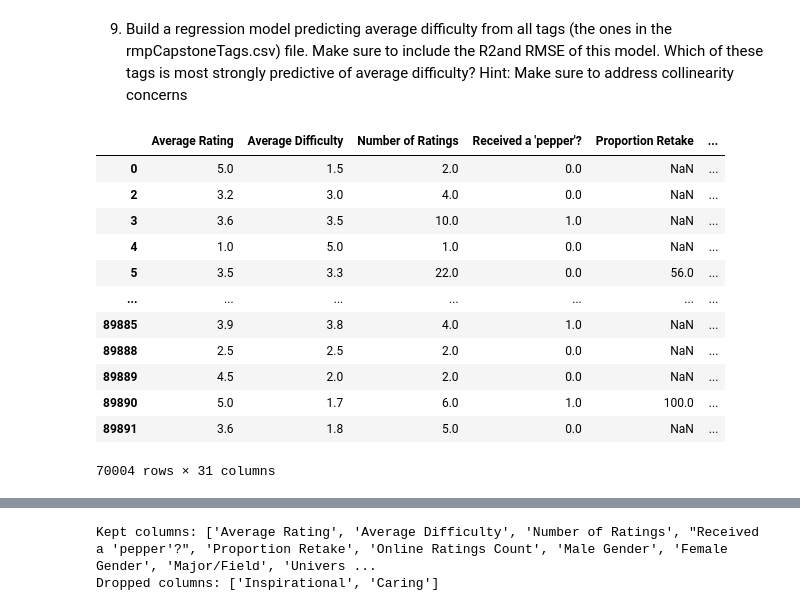
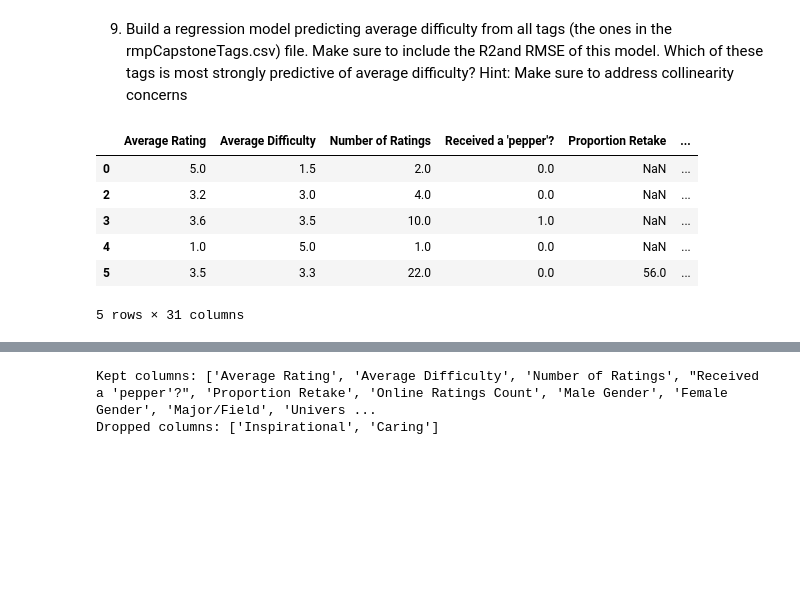
Before and after one commit to jinjinran2001/rmp_analysis, a Jupyter notebook: main.ipynb, the cells around one changed output, grey strips where cells are left out. Cells and saved outputs as stored; diff of their text form; code cells hidden in the pictures; blank space fills up the shorter version.

```diff
--- a/main.ipynb
+++ b/main.ipynb
@@ -114,21 +114,15 @@ merged_df = pd.concat([num, qual, tag], axis=1)
 # %%
 # drop na of average rating
 merged_df = merged_df.dropna(subset=['Average Rating'])
-merged_df
+merged_df.head()
 # %% [output]
 |  | Average Rating | Average Difficulty | Number of Ratings | Received a 'pepper'? | Proportion Retake | ... |
 | 0 | 5.0 | 1.5 | 2.0 | 0.0 | NaN | ... |
 | 2 | 3.2 | 3.0 | 4.0 | 0.0 | NaN | ... |
 | 3 | 3.6 | 3.5 | 10.0 | 1.0 | NaN | ... |
 | 4 | 1.0 | 5.0 | 1.0 | 0.0 | NaN | ... |
 | 5 | 3.5 | 3.3 | 22.0 | 0.0 | 56.0 | ... |
-| ... | ... | ... | ... | ... | ... | ... |
-| 89885 | 3.9 | 3.8 | 4.0 | 1.0 | NaN | ... |
-| 89888 | 2.5 | 2.5 | 2.0 | 0.0 | NaN | ... |
-| 89889 | 4.5 | 2.0 | 2.0 | 0.0 | NaN | ... |
-| 89890 | 5.0 | 1.7 | 6.0 | 1.0 | 100.0 | ... |
-| 89891 | 3.6 | 1.8 | 5.0 | 0.0 | NaN | ... |
-70004 rows × 31 columns
+5 rows × 31 columns
 # %%
 # check na
 print(merged_df.isnull().sum())
```
Also changed, not shown: parts of 15 cells of this notebook.
